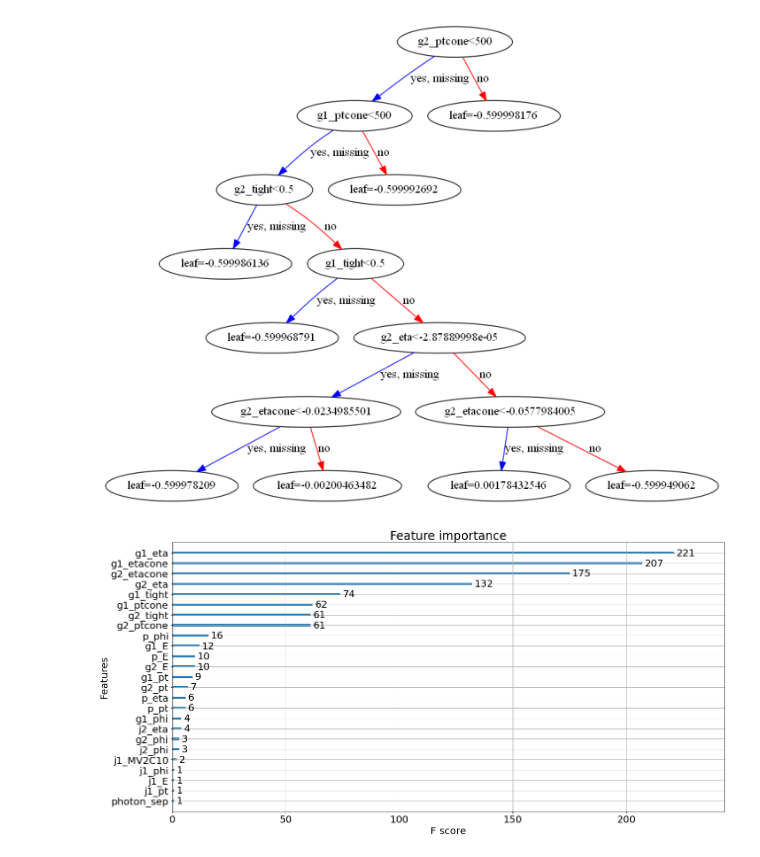
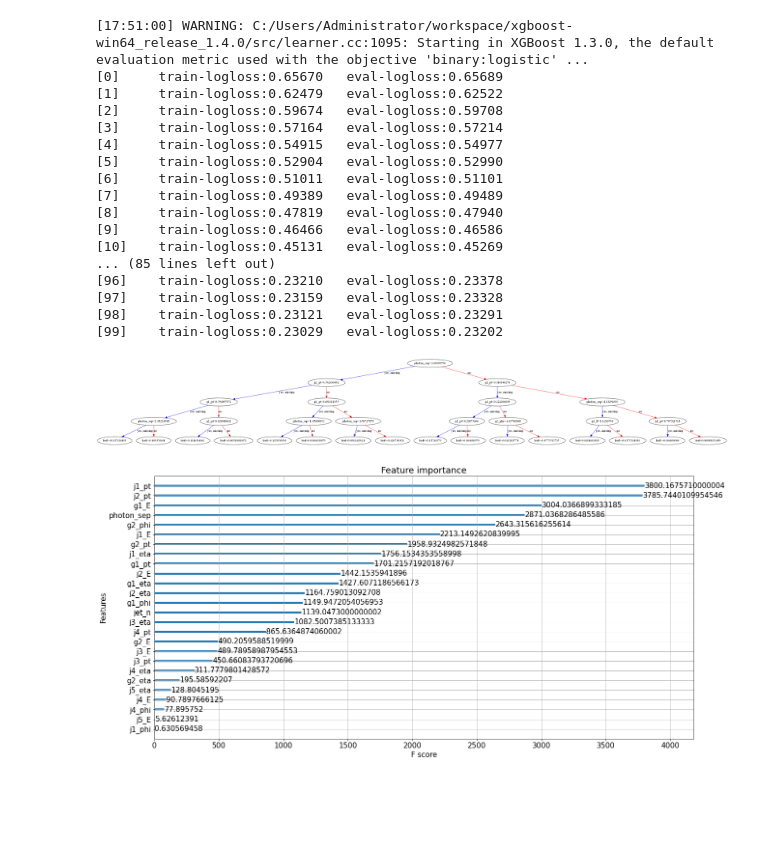
Before and after one commit to FindTheHiggs/Code, a Jupyter notebook: Code/FindTheHiggs.ipynb, the cells around one changed output. Cells and saved outputs as stored; diff of their text form; code cells hidden in the pictures; blank space fills up the shorter version.

Commit message:
Updates
Reads in MC data and trains ML model on this. Then evaluates ML model. Unlabelled data is read in and the ML model predicts the labels of this.

```diff
--- a/Code/FindTheHiggs.ipynb
+++ b/Code/FindTheHiggs.ipynb
@@ -36,14 +52,43 @@ training_end = time.perf_counter()
+# %%
+#Set error function, nthread is for No. CPU threads
+#Watchlist prints error statistics, num_round is iterations
+param = {'objective':'binary:logistic', 'nthread': '-1', 'eta':'0.07', 'max_depth': '4'}
+watchlist = [(dtrain, 'train'),(dval, 'eval')]
+num_round = 100
+
+#Fit the model to the training data
+training_start = time.perf_counter()
+model = xgb.train(param, dtrain, num_round, watchlist)
+training_end = time.perf_counter()
+# %% [output]
+[17:51:00] WARNING: C:/Users/Administrator/workspace/xgboost-win64_release_1.4.0/src/learner.cc:1095: Starting in XGBoost 1.3.0, the default evaluation metric used with the objective 'binary:logistic' ...
+[0]     train-logloss:0.65670   eval-logloss:0.65689
+[1]     train-logloss:0.62479   eval-logloss:0.62522
+[2]     train-logloss:0.59674   eval-logloss:0.59708
+[3]     train-logloss:0.57164   eval-logloss:0.57214
+[4]     train-logloss:0.54915   eval-logloss:0.54977
+[5]     train-logloss:0.52904   eval-logloss:0.52990
+[6]     train-logloss:0.51011   eval-logloss:0.51101
+[7]     train-logloss:0.49389   eval-logloss:0.49489
+[8]     train-logloss:0.47819   eval-logloss:0.47940
+[9]     train-logloss:0.46466   eval-logloss:0.46586
+[10]    train-logloss:0.45131   eval-logloss:0.45269
+... (85 lines left out)
+[96]    train-logloss:0.23210   eval-logloss:0.23378
+[97]    train-logloss:0.23159   eval-logloss:0.23328
+[98]    train-logloss:0.23121   eval-logloss:0.23291
+[99]    train-logloss:0.23029   eval-logloss:0.23202
 # %%
-#Visualise one of the trees
-plt.rcParams['figure.figsize'] = [100, 10]
+#Visualise the tree
+plt.rcParams['figure.figsize'] = [200, 100]
 xgb.plot_tree(model)
-plt.show()
+plt.savefig('./../Graphs/tree.png')
 
 #Demonstrate the feature importances
-plt.rcParams.update({'font.size': 20})
+plt.rcParams.update({'font.size': 15})
 plt.rcParams['figure.figsize'] = [20,10]
-xgb.plot_importance(model)
+xgb.plot_importance(model, importance_type='gain')
 plt.show()
 # %% [output]
-[figure, old version]
+[figure, new version]
-[figure, old version]
+[figure, new version]
```
Also changed, not shown: parts of 11 cells of this notebook.
